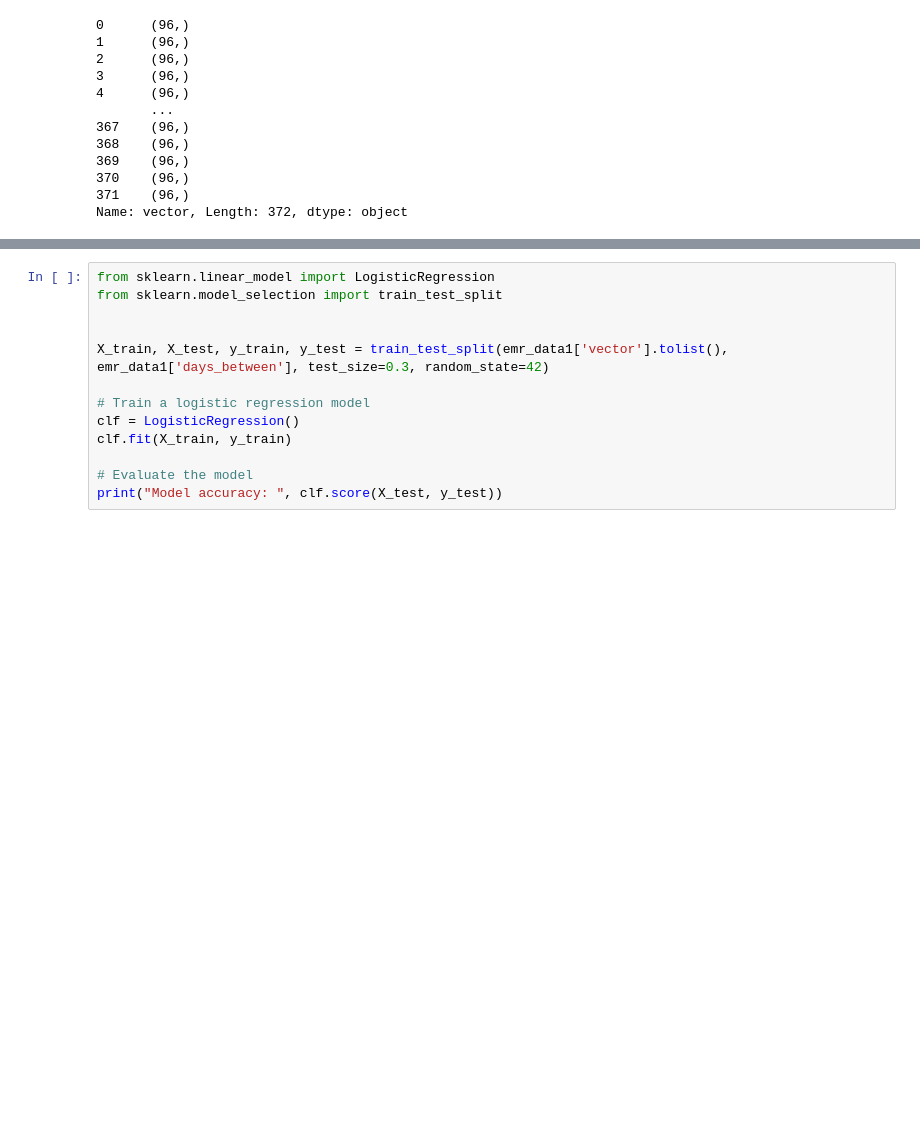
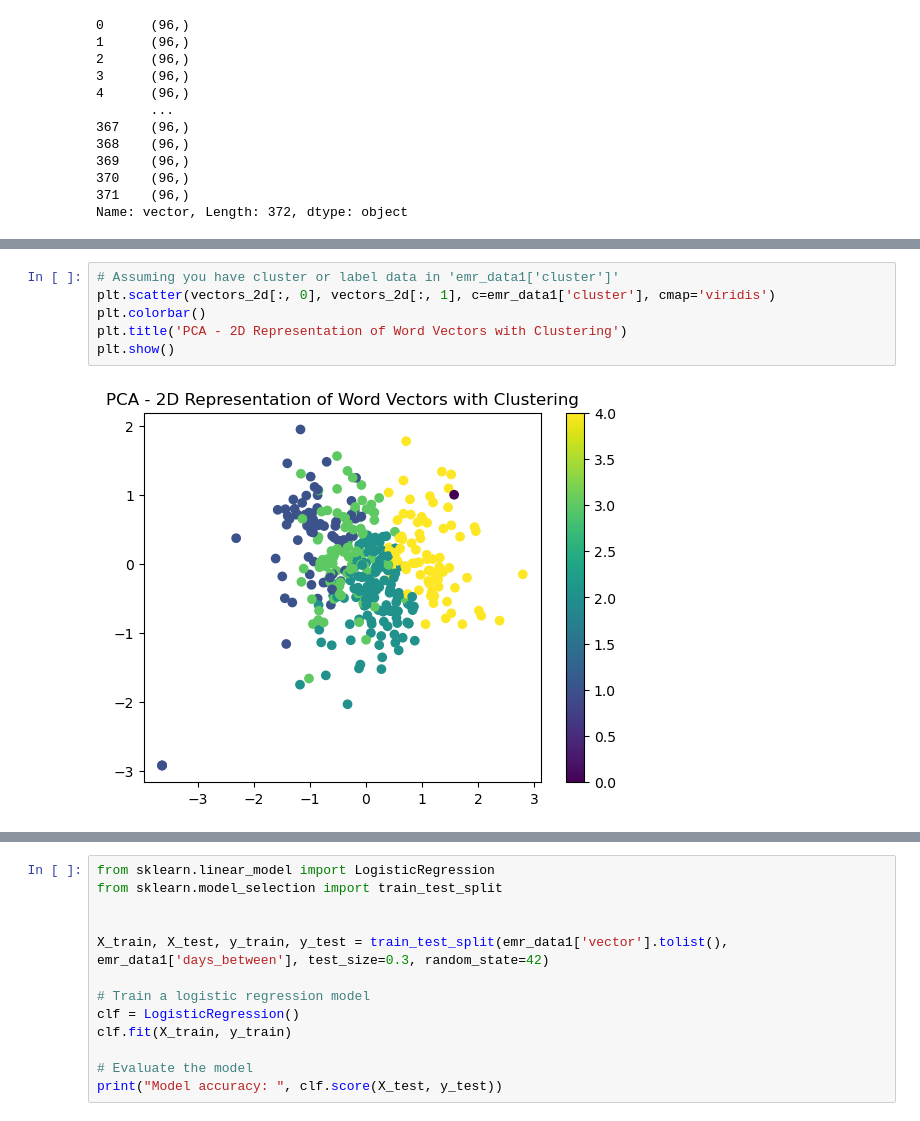
Before and after one commit to oscarhernandezmartinez/AI_WORKSHOP, a Jupyter notebook: TEAM2_EMR_AI_WORKSHOP.ipynb, the cells around one changed output, grey strips where cells are left out. Saved outputs shown, nothing was run; the diff lists cells and outputs as text; blank space fills up the shorter version.

```diff
--- a/TEAM2_EMR_AI_WORKSHOP.ipynb
+++ b/TEAM2_EMR_AI_WORKSHOP.ipynb
@@ -611,0 +665,8 @@ Name: vector, Length: 372, dtype: object
+# %%
+# Assuming you have cluster or label data in 'emr_data1['cluster']'
+plt.scatter(vectors_2d[:, 0], vectors_2d[:, 1], c=emr_data1['cluster'], cmap='viridis')
+plt.colorbar()
+plt.title('PCA - 2D Representation of Word Vectors with Clustering')
+plt.show()
+# %% [output]
+[figure, added]
```
Also changed, not shown: parts of 19 cells of this notebook.
